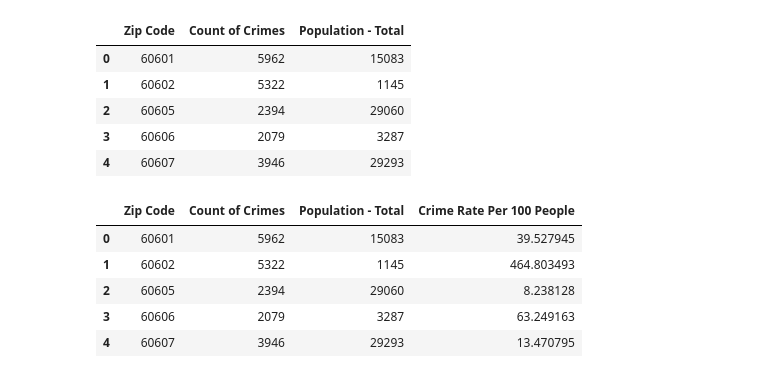
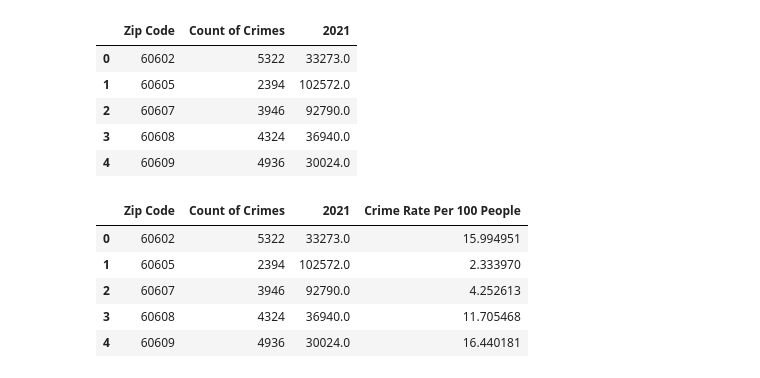
Before and after one commit to MattPostlewaite/NWBC-Project1-Group2, a Jupyter notebook: group_crime.ipynb, the cells around one changed output. Saved outputs shown, nothing was run; the diff lists cells and outputs as text; code cells hidden in the pictures.

Commit message:
modified prorgam to run all three years & updated with population by year

```diff
--- a/group_crime.ipynb
+++ b/group_crime.ipynb
@@ -4,0 +10,6 @@ import os
+# %%
+# Import the population data by zip code
+url_pop = "chicago_population_by_year.csv"
+pop_df = pd.read_csv(url_pop, encoding='utf-8')
+pop_df = pop_df.fillna(0)
+pop_df.head()
@@ -14,9 +163,3 @@ crimes_df.head()
 | 2 | 2 | 4 | DECEPTIVE PRACTICE | FINANCIAL IDENTITY THEFT OVER $ 300 | 41.895419 | -87.766632 | 60644 |
 | 3 | 3 | 6 | DECEPTIVE PRACTICE | FINANCIAL IDENTITY THEFT OVER $ 300 | 41.875944 | -87.743451 | 60644 |
 | 4 | 4 | 7 | DECEPTIVE PRACTICE | FINANCIAL IDENTITY THEFT OVER $ 300 | 41.987282 | -87.787652 | 60631 |
-# %%
-# Import the population data by zip code
-url_pop = "chicago_population_2019.csv"
-pop_df = pd.read_csv(url_pop, encoding='utf-8')
-pop_df = pop_df.astype({'Geography': 'int64'})
-pop_df.head()
@@ -51,22 +181,25 @@ crimes_group_df
 # %%
-merge_df = crimes_group_df.merge(pop_df, left_on='Zip Code', right_on='Geography')
-merge_df = merge_df.drop(['Geography Type', 'Year', 'Geography'], axis=1)
+# Merge with the population data and clean up the data table
+merge_df = crimes_group_df.merge(pop_df, left_on='Zip Code', right_on='Zip Code')
+merge_df = merge_df.drop(['2011', '2015'], axis=1)
+merge_df = merge_df[merge_df['2021'] != 0]
 merge_df.head()
 # %% [output]
-|  | Zip Code | Count of Crimes | Population - Total |
-| 0 | 60601 | 5962 | 15083 |
-| 1 | 60602 | 5322 | 1145 |
-| 2 | 60605 | 2394 | 29060 |
-| 3 | 60606 | 2079 | 3287 |
-| 4 | 60607 | 3946 | 29293 |
+|  | Zip Code | Count of Crimes | 2021 |
+| 0 | 60602 | 5322 | 33273.0 |
+| 1 | 60605 | 2394 | 102572.0 |
+| 2 | 60607 | 3946 | 92790.0 |
+| 3 | 60608 | 4324 | 36940.0 |
+| 4 | 60609 | 4936 | 30024.0 |
 # %%
-merge_df['Crime Rate Per 100 People'] = merge_df['Count of Crimes'] / merge_df['Population - Total'] * 100
+# Calculate the crime rate per 100 people for that zip code
+merge_df['Crime Rate Per 100 People'] = merge_df['Count of Crimes'] / merge_df['2021'] * 100
 merge_df.head()
 # %% [output]
-|  | Zip Code | Count of Crimes | Population - Total | Crime Rate Per 100 People |
-| 0 | 60601 | 5962 | 15083 | 39.527945 |
-| 1 | 60602 | 5322 | 1145 | 464.803493 |
-| 2 | 60605 | 2394 | 29060 | 8.238128 |
-| 3 | 60606 | 2079 | 3287 | 63.249163 |
-| 4 | 60607 | 3946 | 29293 | 13.470795 |
+|  | Zip Code | Count of Crimes | 2021 | Crime Rate Per 100 People |
+| 0 | 60602 | 5322 | 33273.0 | 15.994951 |
+| 1 | 60605 | 2394 | 102572.0 | 2.333970 |
+| 2 | 60607 | 3946 | 92790.0 | 4.252613 |
+| 3 | 60608 | 4324 | 36940.0 | 11.705468 |
+| 4 | 60609 | 4936 | 30024.0 | 16.440181 |
 # %%
```
Also changed, not shown: parts of 18 cells of this notebook, 4 other files.
